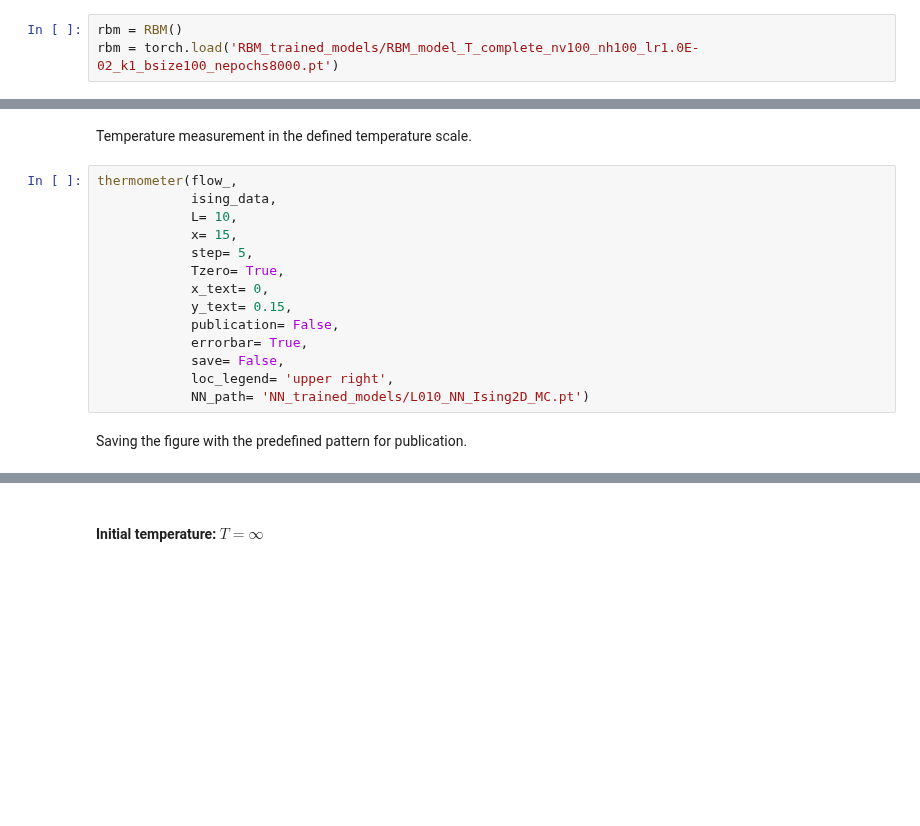
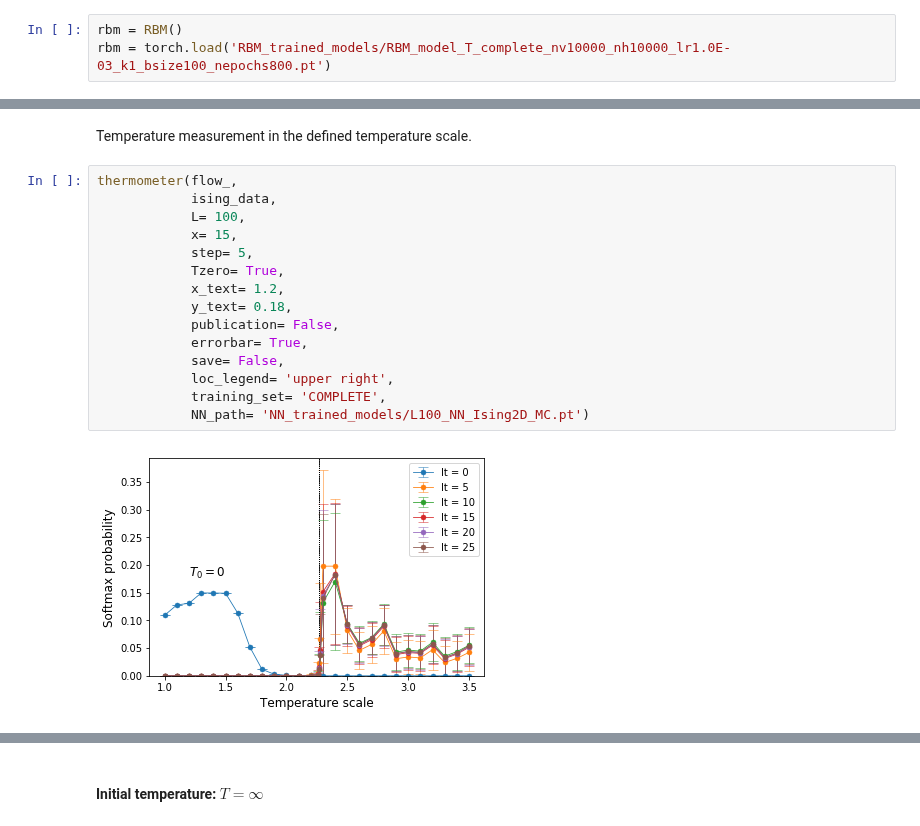
Before and after one commit to rodsveiga/rbm_flows_ising, a Jupyter notebook: main_discussion_L100.ipynb, the cells around one changed output, grey strips where cells are left out. Drawn from its saved outputs; the diff is of its cells as text; blank space fills up the shorter version.

```diff
--- a/main_discussion_L100.ipynb
+++ b/main_discussion_L100.ipynb
@@ -510,3 +512,3 @@ Method fit will construct states to the following temperatures:
 # %%
 rbm = RBM()
-rbm = torch.load('RBM_trained_models/RBM_model_T_complete_nv100_nh100_lr1.0E-02_k1_bsize100_nepochs8000.pt')
+rbm = torch.load('RBM_trained_models/RBM_model_T_complete_nv10000_nh10000_lr1.0E-03_k1_bsize100_nepochs800.pt')
@@ -533,16 +574,17 @@ Temperature measurement in the defined temperature scale.
 # %%
 thermometer(flow_,
             ising_data,
-            L= 10,
+            L= 100,
             x= 15,
             step= 5,
             Tzero= True,
-            x_text= 0,
-            y_text= 0.15,
+            x_text= 1.2,
+            y_text= 0.18,
             publication= False,
             errorbar= True,
             save= False,
             loc_legend= 'upper right',
-            NN_path= 'NN_trained_models/L010_NN_Ising2D_MC.pt')
+            training_set= 'COMPLETE',
+            NN_path= 'NN_trained_models/L100_NN_Ising2D_MC.pt')
+# %% [output]
+[figure, added]
-# %% [markdown]
-Saving the figure with the predefined pattern for publication.
```
Also changed, not shown: parts of 13 cells of this notebook, 1 other file.
